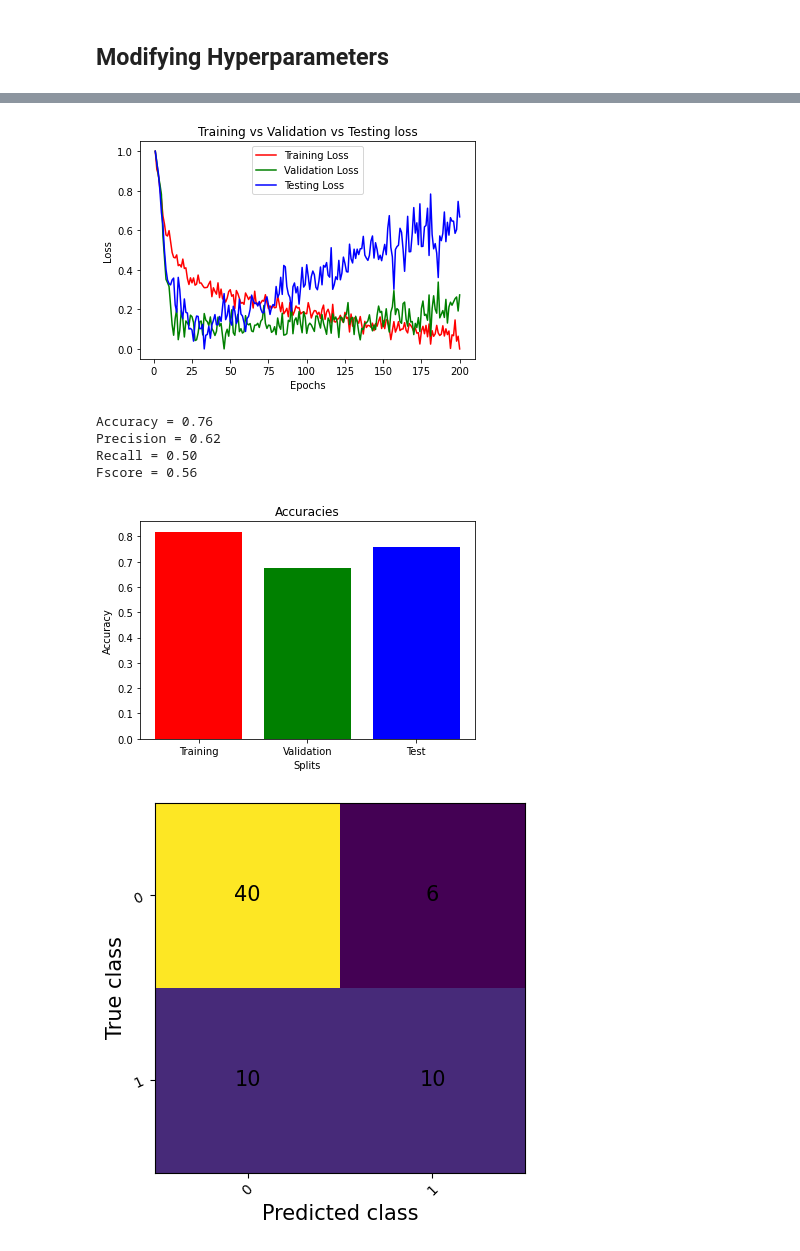
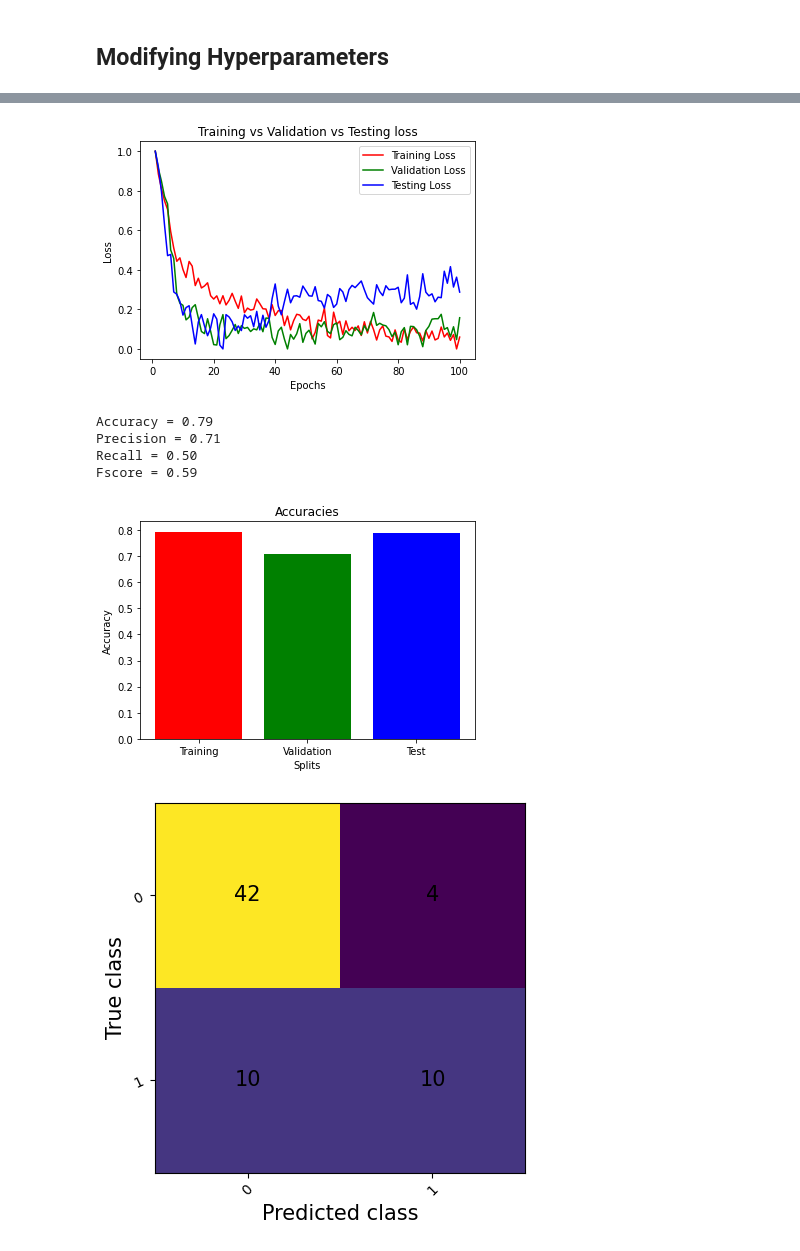
Before and after one commit to UBCSE-ngupta22/CSE574_Assign2, a Jupyter notebook: ngupta22_pandey7_assignment2_part_1_2.ipynb, the cells around one changed output, grey strips where cells are left out. Drawn from its saved outputs; the diff is of its cells as text; code cells hidden in the pictures.

```diff
--- a/ngupta22_pandey7_assignment2_part_1_2.ipynb
+++ b/ngupta22_pandey7_assignment2_part_1_2.ipynb
@@ -580,7 +580,7 @@ criterion = nn.BCELoss()
 optimizer = optim.SGD(hyperModel1.parameters(), lr=0.01, momentum=0.9)
 
 # Epochs and Batch size
-epochs = 200
+epochs = 100
 batchSize = 16
 
 modelTraining(epochs, batchSizeBefore, criterion, optimizer, hyperModel1)
@@ -607,7 +607,7 @@ Time to train = 1.70
-[figure, old version]
+[figure, new version]
-Accuracy = 0.76
-Precision = 0.62
+Accuracy = 0.79
+Precision = 0.71
 Recall = 0.50
-Fscore = 0.56
+Fscore = 0.59
-[figure, old version]
+[figure, new version]
-[figure, old version]
+[figure, new version]
```
Also changed, not shown: parts of 10 cells of this notebook.
